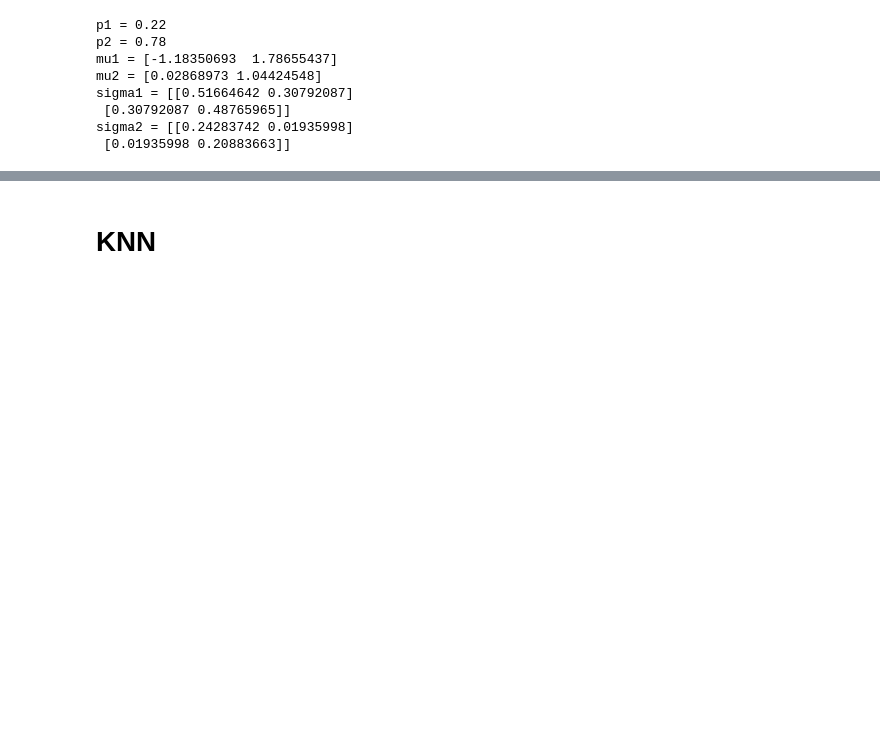
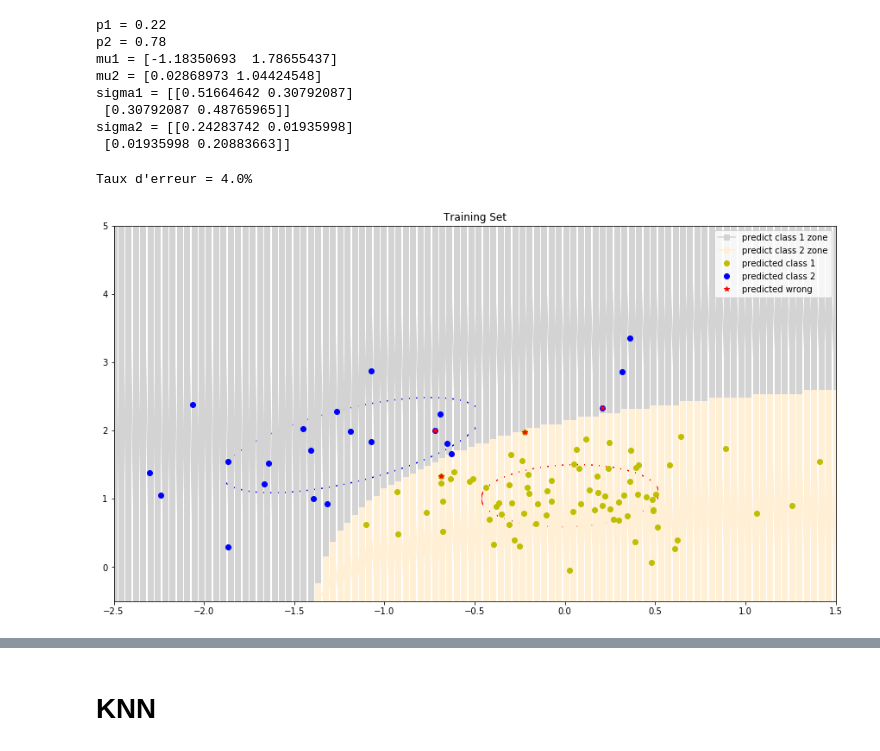
Before and after one commit to kronerte/ML_LDA_QDA, a Jupyter notebook: TP2_Kronert_Trinh.ipynb, the cells around one changed output, grey strips where cells are left out. Cells and saved outputs as stored; diff of their text form; code cells hidden in the pictures; blank space fills up the shorter version.

```diff
--- a/TP2_Kronert_Trinh.ipynb
+++ b/TP2_Kronert_Trinh.ipynb
@@ -600,4 +653,46 @@ sigma1 = [[0.51664642 0.30792087]
  [0.30792087 0.48765965]]
 sigma2 = [[0.24283742 0.01935998]
  [0.01935998 0.20883663]]
+# %%
+# Prediction training set QDA
+c_hat = np.array(QDA_decision_liste(tetaQ, train[:,1:]))
+
+#plot predictions zones (ie decision boundaries)
+Nx1=100 # number of samples for display
+Nx2=100
+x1=np.linspace(-2.5,1.5,Nx1)  # sampling of the x1 axis
+x2=np.linspace(-0.5,5,Nx2)  # sampling of the x2 axis
+[X1,X2]=np.meshgrid(x1,x2)
+x=np.hstack((X1.flatten('F'),X2.flatten('F')))
+x=np.vstack((X1.flatten('F'),X2.flatten('F'))) # list of the coordinates of points on the grid
+class_L = np.array(QDA_decision_liste(tetaQ, x.T))
+plt.plot(x[0,class_L==1],x[1,class_L==1],'lightgray', marker = "s",label = "predict class 1 zone")
+plt.plot(x[0,class_L==2],x[1,class_L==2],'papayawhip',marker="s",label = "predict class 2 zone")
+
+
+#plot predictions of training set
+plt.plot(train[c_hat==2,1],train[c_hat==2,2],'yo',label = "predicted class 1")
+plt.plot(train[c_hat==1,1],train[c_hat==1,2],'bo',label = "predicted class 2")
+plt.plot(train[c_hat!=class_train,1],train[c_hat!=class_train,2],'r*',label = "predicted wrong")
+plt.legend()
+plt.title ("Training set predictions")
+
+
+# graphical representation of sigmas
+quadQ1 = lambda X : (X - tetaQ[2]).T.dot(la.inv(tetaQ[4])).dot(X - tetaQ[2])
+Z1 = [[quadQ1(np.r_[t1,t2]) for t1 in x1] for t2 in x2]
+contour(x1,x2,Z1,[1],colors="b")
+
+quadQ2 = lambda X : (X - tetaQ[3]).T.dot(la.inv(tetaQ[5])).dot(X - tetaQ[3])
+Z2 = [[quadQ2(np.r_[t1,t2]) for t1 in x1] for t2 in x2]
+contour(x1,x2,Z2,[1],colors="r")
+
+title("Training Set")
+
+print(f"Taux d'erreur = {np.sum(c_hat != class_train)/1}%")
+
+plt.show()
+# %% [output]
+Taux d'erreur = 4.0%
+[figure, added]
 # %%
```
Also changed, not shown: parts of 11 cells of this notebook.
